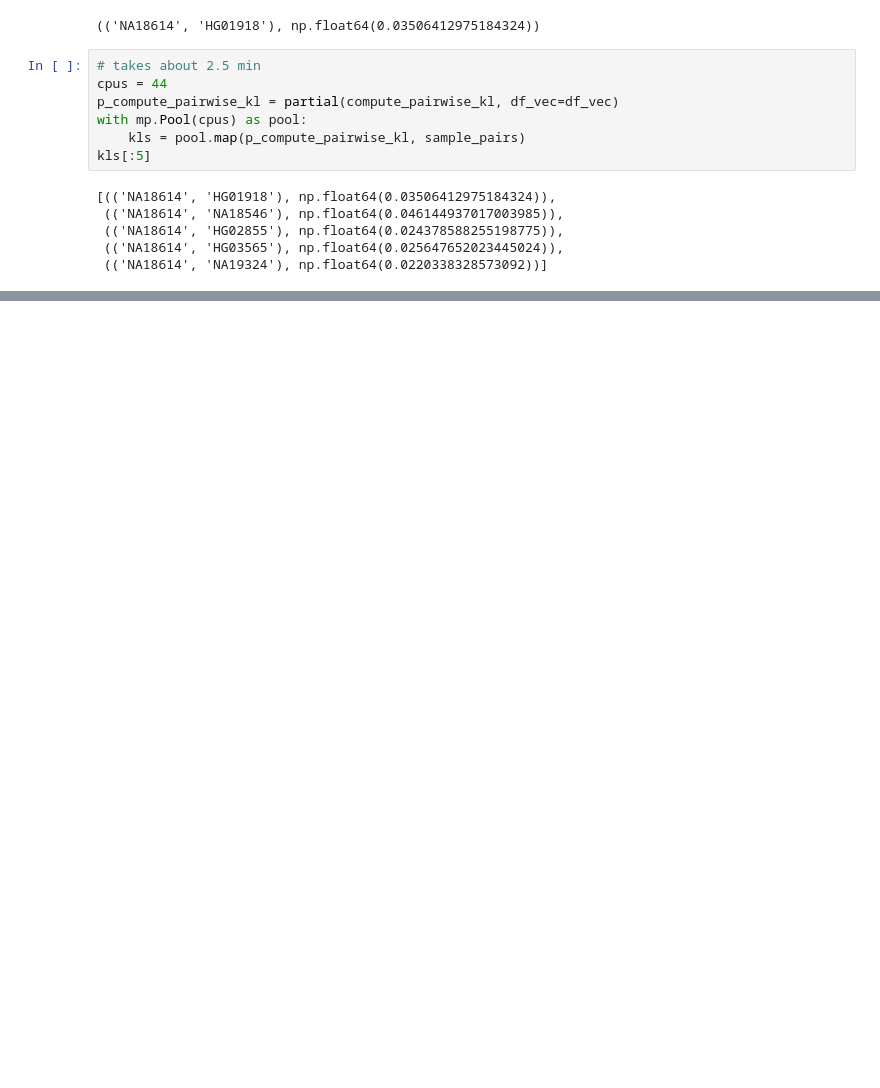
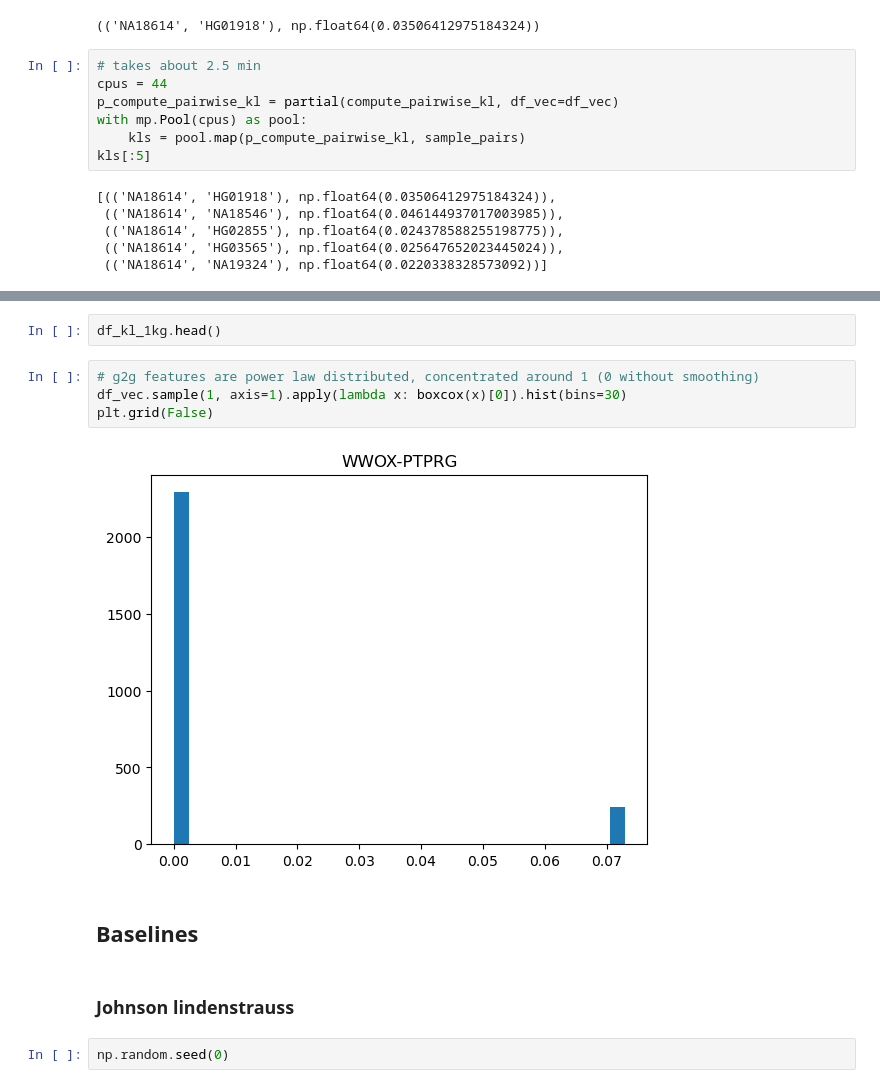
Before and after one commit to jakekrol/csci-7000-006-neurosymbolic-nlp, a Jupyter notebook: data.ipynb, the cells around one changed output, grey strips where cells are left out. Cells and saved outputs as stored; diff of their text form; blank space fills up the shorter version.

```diff
--- a/data.ipynb
+++ b/data.ipynb
@@ -471,0 +511,14 @@ df_kl_1kg.to_csv('/data/jake/csci_7000-final_project/1kg-g2g_kl.tsv', sep='\t',
+# %%
+df_kl_1kg.head()
+# %%
+# g2g features are power law distributed, concentrated around 1 (0 without smoothing)
+df_vec.sample(1, axis=1).apply(lambda x: boxcox(x)[0]).hist(bins=30)
+plt.grid(False)
+# %% [output]
+[figure, added]
+# %% [markdown]
+## Baselines
+# %% [markdown]
+### Johnson lindenstrauss
+# %%
+np.random.seed(0)
```
Also changed, not shown: parts of 37 cells of this notebook, 2 other files.
